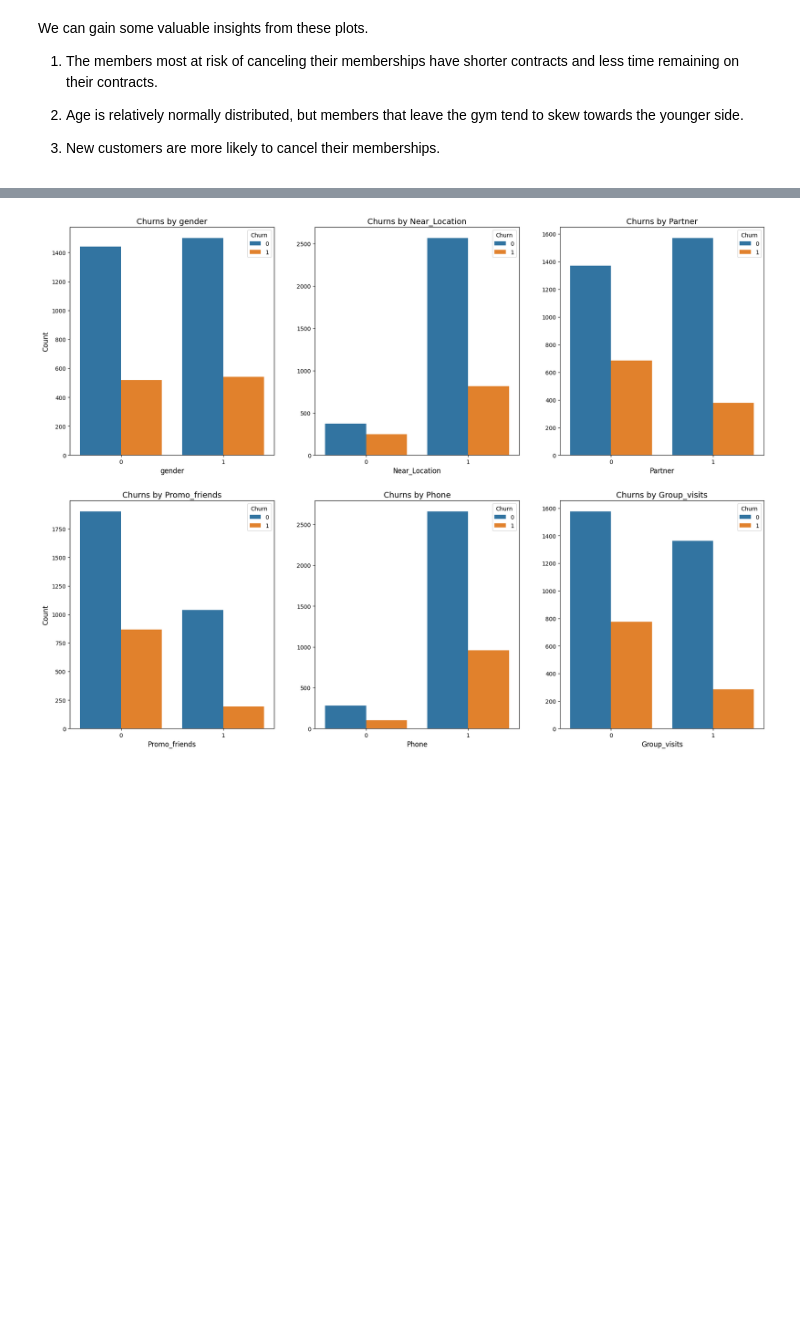
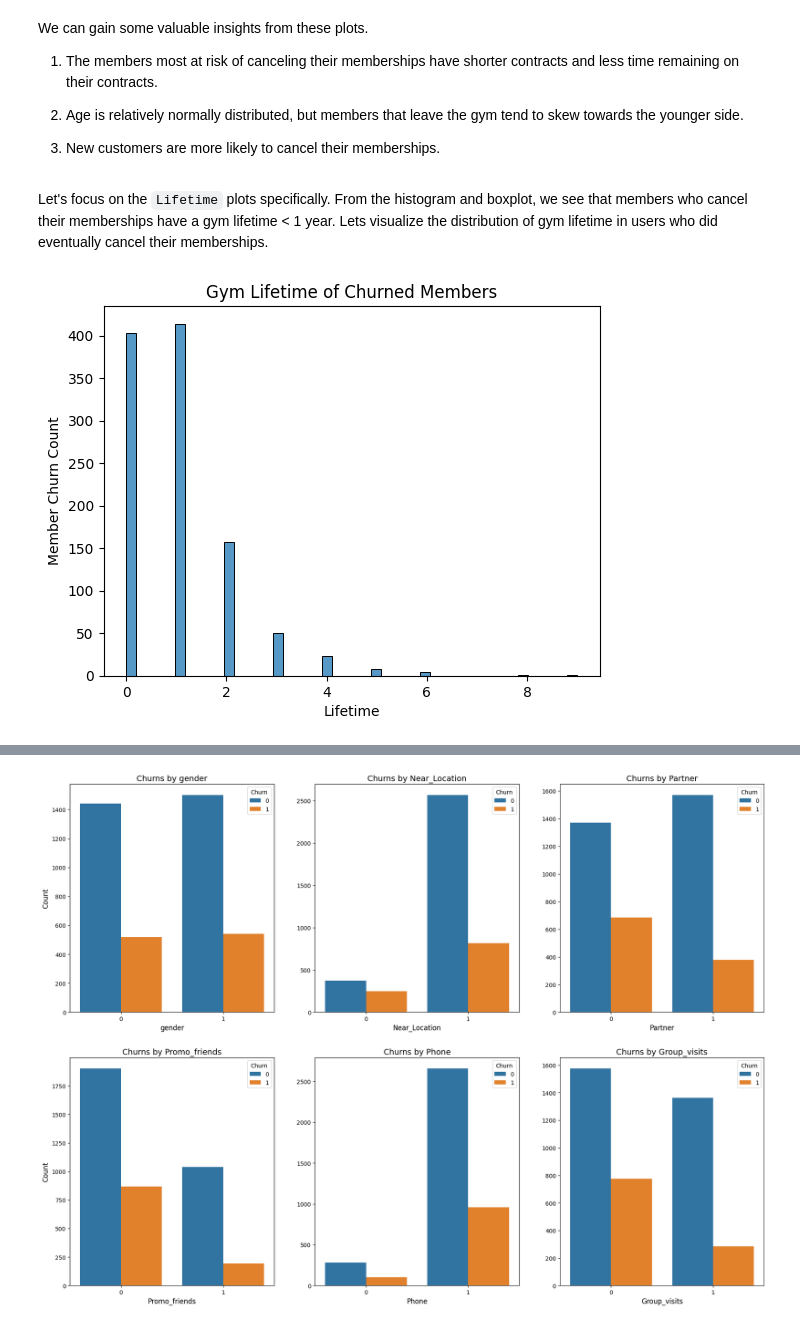
Before and after one commit to kennethwirjadisastra/customer_churn, a Jupyter notebook: gym_churn_eda.ipynb, the cells around one changed output, grey strips where cells are left out. Cells and saved outputs as stored; diff of their text form; code cells hidden in the pictures; blank space fills up the shorter version.

```diff
--- a/gym_churn_eda.ipynb
+++ b/gym_churn_eda.ipynb
@@ -312,3 +314,12 @@ We can gain some valuable insights from these plots.
 2. Age is relatively normally distributed, but members that leave the gym tend to skew towards the younger side.
 
 3. New customers are more likely to cancel their memberships.
+# %% [markdown]
+Let's focus on the `Lifetime` plots specifically. From the histogram and boxplot, we see that members who cancel their memberships have a gym lifetime < 1 year. Lets visualize the distribution of gym lifetime in users who did eventually cancel their memberships.
+# %%
+sns.histplot(data=df[df['Churn']==1], x='Lifetime')
+plt.title('Gym Lifetime of Churned Members')
+plt.ylabel('Member Churn Count')
+plt.show()
+# %% [output]
+[figure, added]
```
Also changed, not shown: parts of 13 cells of this notebook.
